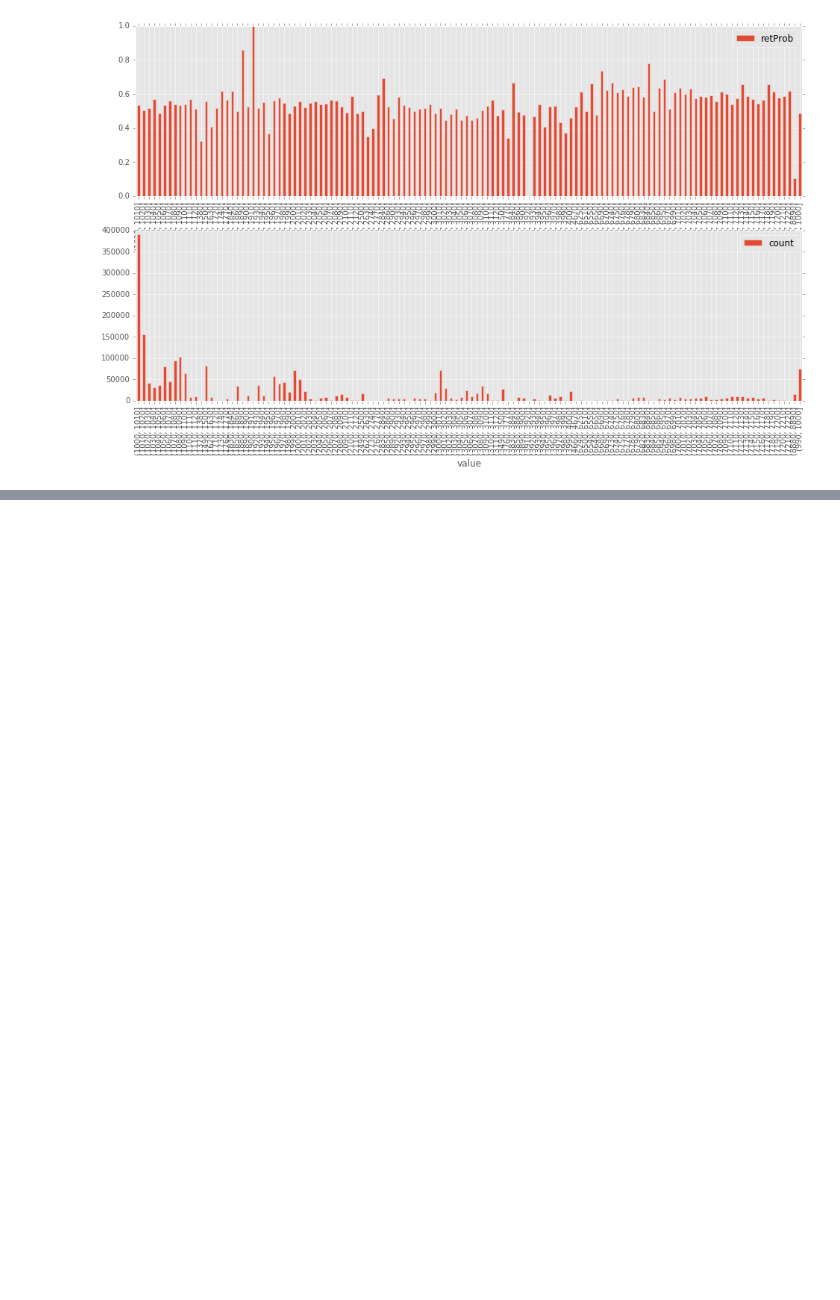
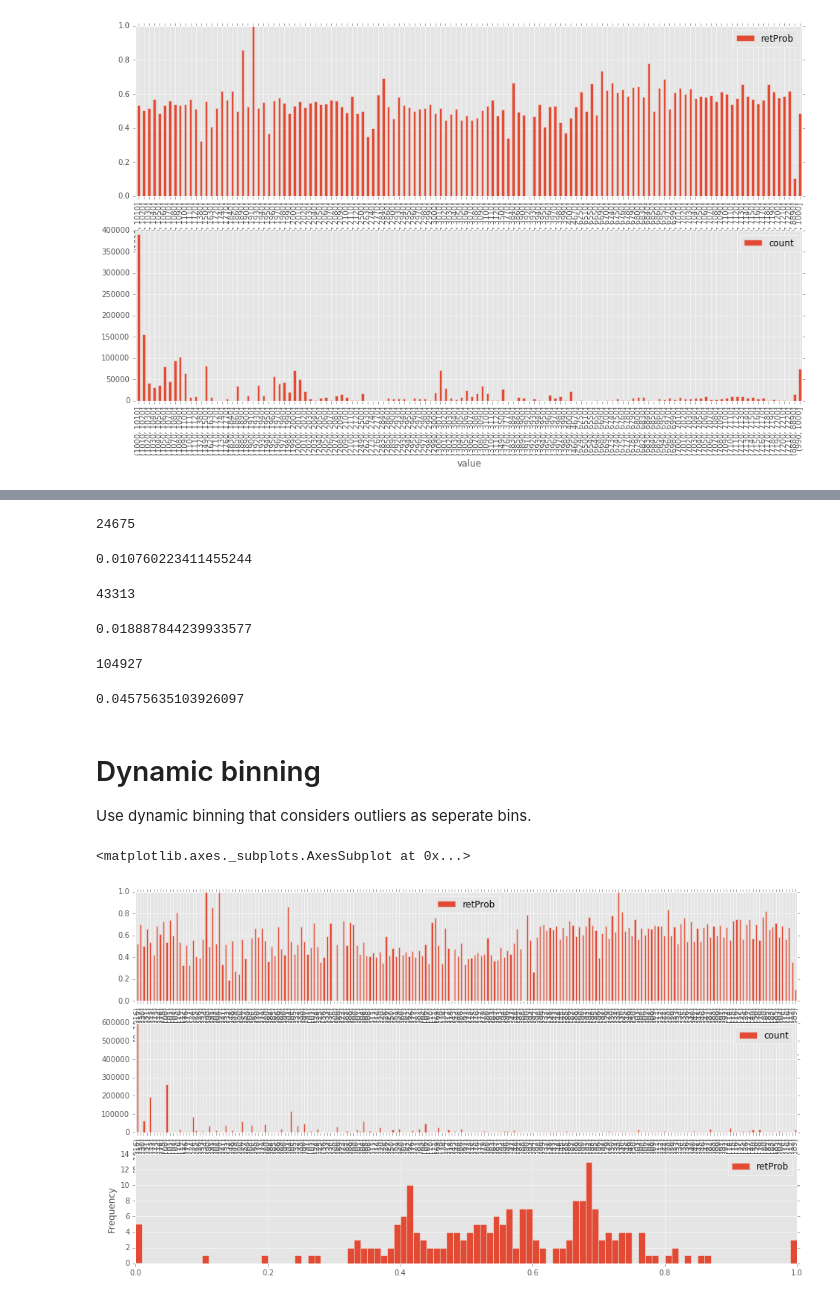
Before and after one commit to aleximmer/run-dmc, a Jupyter notebook: color-codes.ipynb, the cells around one changed output, grey strips where cells are left out. Drawn from its saved outputs; the diff is of its cells as text; code cells hidden in the pictures; blank space fills up the shorter version.

```diff
--- a/color-codes.ipynb
+++ b/color-codes.ipynb
@@ -97,0 +68,47 @@ outlierBins1['count'].sum() / len(colors)
+# %%
+split = '100'
+mean_distances = evaluation.loc[split,'retProb'].sub(mean).abs()
+outliers = evaluation.loc[split].loc[mean_distances > std]['count']
+
+print(outliers.sum())
+outliers.sum() / len(colors)
+# %% [output]
+24675
+0.010760223411455244
+# %%
+split = '10'
+mean_distances = evaluation.loc[split,'retProb'].sub(mean).abs()
+outliers = evaluation.loc[split].loc[mean_distances > std]['count']
+
+print(outliers.sum())
+outliers.sum() / len(colors)
+# %% [output]
+43313
+0.018887844239933577
+# %%
+split = 'colorCode'
+mean_distances = evaluation.loc[split,'retProb'].sub(mean).abs()
+outliers = evaluation.loc[split].loc[mean_distances > std]['count']
+
+print(outliers.sum())
+outliers.sum() / len(colors)
+# %% [output]
+104927
+0.04575635103926097
+# %% [markdown]
+# Dynamic binning
+Use dynamic binning that considers outliers as seperate bins.
+# %%
+import dmc
+
+colors['binnedColorCode'] = dmc.preprocessing.binned_color_code(colors)
+evaluation = dmc.evaluation.features(colors.loc[:,['binnedColorCode', 'returnQuantity']])
+# %%
+fig, axes = plt.subplots(3,1)
+fig.set_size_inches([16, 9])
+evaluation.loc['binnedColorCode', ['retProb']].plot(kind='bar', ax=axes[0], ylim=[0, 1])
+evaluation.loc['binnedColorCode', ['count']].plot(kind='bar', ax=axes[1])
+evaluation.loc['binnedColorCode', ['retProb']].plot(kind='hist', bins=100, ax=axes[2])
+# %% [output]
+<matplotlib.axes._subplots.AxesSubplot at 0x...>
+[figure, added]
```
Also changed, not shown: parts of 9 cells of this notebook, 3 other files.
